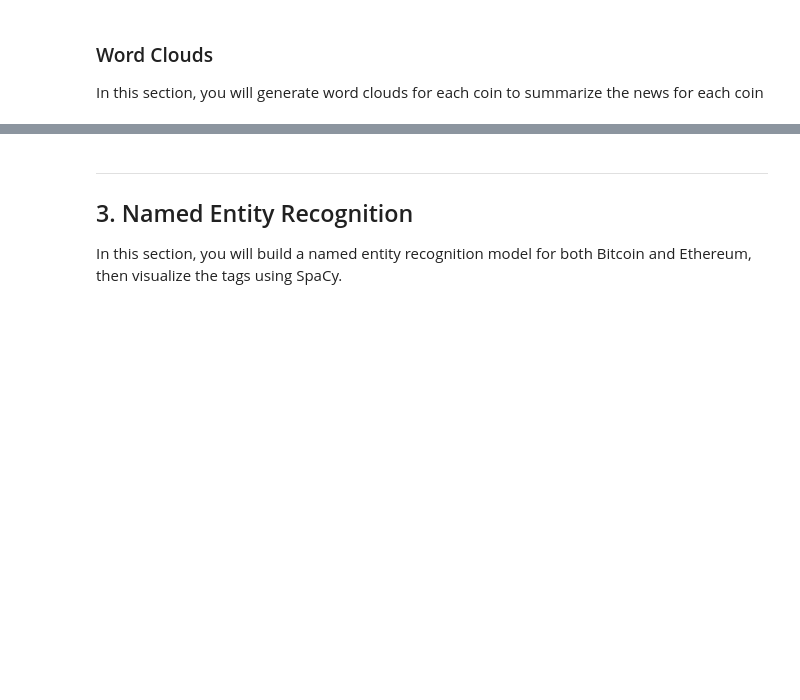
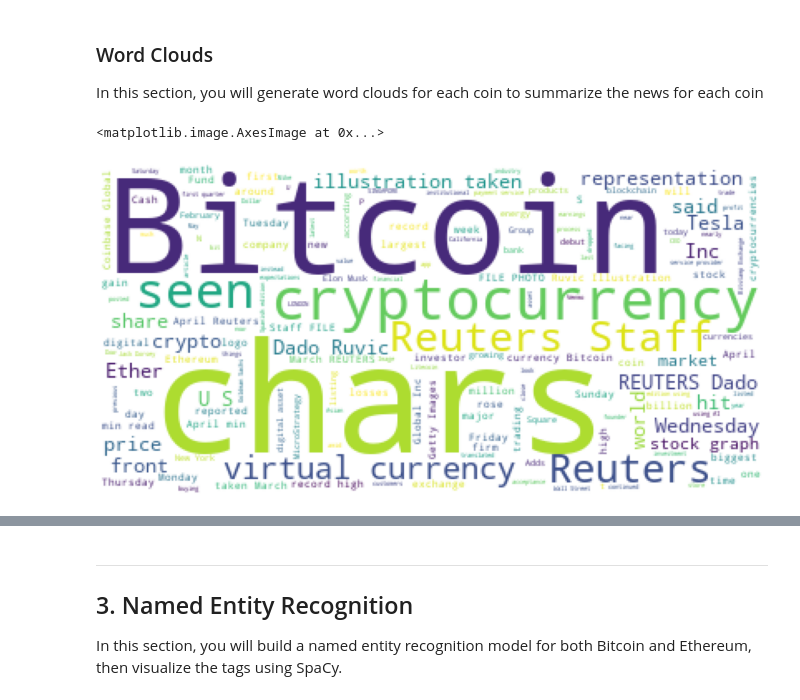
Before and after one commit to andyliang245/Tales-from-the-Crypto, a Jupyter notebook: crypto_sentiment.ipynb, the cells around one changed output, grey strips where cells are left out. Drawn from its saved outputs; the diff is of its cells as text; code cells hidden in the pictures; blank space fills up the shorter version.

```diff
--- a/crypto_sentiment.ipynb
+++ b/crypto_sentiment.ipynb
@@ -83,34 +204,25 @@ from string import punctuation
 import re
 # %%
 # Instantiate the lemmatizer
-# YOUR CODE HERE!
+lemmatizer = WordNetLemmatizer()
 
 # Create a list of stopwords
 # YOUR CODE HERE!
 
 # Expand the default stopwords list if necessary
 # YOUR CODE HERE!
-# %%
-# Complete the tokenizer function
-def tokenizer(text):
-    """Tokenizes text."""
-
-    # Remove the punctuation from text
-
-
-    # Create a tokenized list of the words
-
-
-    # Lemmatize words into root words
-
-
-    # Convert the words to lowercase
-
-
-    # Remove the stop words
-
-
-    return tokens
+# %%
+# Complete the tokenizer function
+def tokenizer(text):
+    sw= set(stopwords.words('english'))
+    regex= re.compile("[^a-zA-Z ]")
+    re_clean = regex.sub('', text)
+    words= word_tokenize(re_clean)
+    lem=[lemmatizer.lemmatize(word) for word in words]
+    tokens= [word.lower() for word in lem if word.lower() not in sw ]
+
+    return tokens
 # %%
 # Create a new tokens column for Bitcoin
-# YOUR CODE HERE!
+btc_df['tokens'] = btc_df.text.apply(tokenizer)
+btc_df.head()
@@ -166,0 +321,9 @@ mpl.rcParams['figure.figsize'] = [20.0, 10.0]
+# %%
+# Generate the Bitcoin word cloud
+btc_wc = WordCloud(background_color='white').generate(btc_df.text.str.cat())
+btc_wc
+plt.axis('off')
+plt.imshow(btc_wc)
+# %% [output]
+<matplotlib.image.AxesImage at 0x...>
+[figure, added]
```
Also changed, not shown: parts of 32 cells of this notebook.
